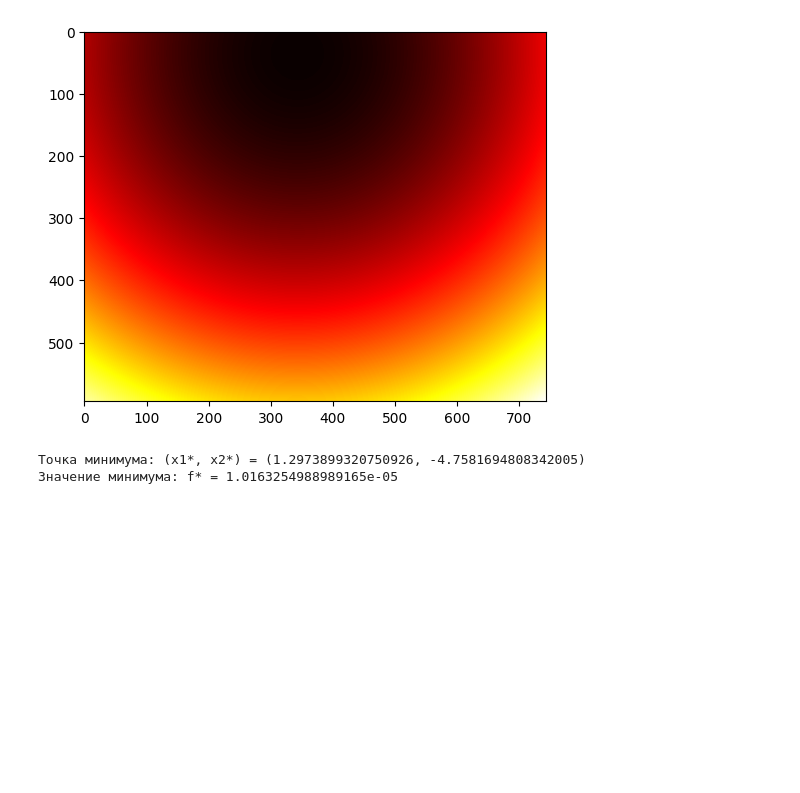
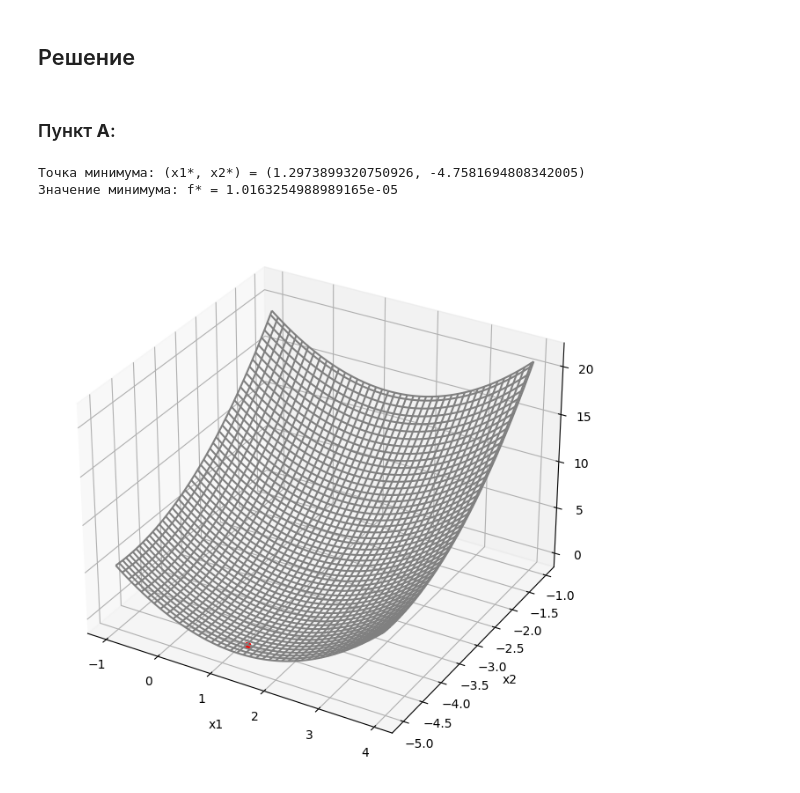
Before and after one commit to vgorbikov/optimization_mthds, a Jupyter notebook: lab2.ipynb, the cells around one changed output. Cells and saved outputs as stored; diff of their text form; code cells hidden in the pictures; blank space fills up the shorter version.

```diff
--- a/lab2.ipynb
+++ b/lab2.ipynb
@@ -36,3 +37,24 @@ para_grad = lambda x1, x2: [2*(x1-1.3), 2*(x2+4.76)]
 # %%
 def timer():
   pass
+# %%
+def show_area_3d(func: Callable[[float], float], bounds_x1: Tuple[float], bounds_x2: Tuple[float],):
+  step_size = min(bounds_x1[1]-bounds_x1[0], bounds_x2[1]-bounds_x2[0])/100
+
+  points = np.array([
+      [(bounds_x1[0]+i1*step_size, bounds_x2[0]+i2*step_size) for i1 in range(round((bounds_x1[1]-bounds_x1[0])/step_size))]
+      for i2 in range(round((bounds_x2[1]-bounds_x2[0])/step_size))])
+  values = np.array([[func(*point) for point in row] for row in points])
+
+  fig = plt.figure(figsize=(8, 8))
+  ax_3d = fig.add_subplot(projection='3d')
+
+  ax_3d.set_xlabel('x1')
+  ax_3d.set_ylabel('x2')
+
+  x1grid, x2grid = np.meshgrid([p[0] for p in points[0]], [p[0][1] for p in points])
+
+  ax_3d.plot_wireframe(x1grid, x2grid, values, color='grey')
+  fig.show()
+
+  return ax_3d, fig
@@ -39,3 +73,7 @@ def timer():
+# %% [markdown]
+## Решение
+# %% [markdown]
+### Пункт **А**:
 # %%
 def bruteforce_mthd(f: Callable[[float], float], bounds_x1: Tuple[float], bounds_x2: Tuple[float], accuracy: float, imshow: bool = 'False'):
   step_size = np.sqrt(accuracy**2/2)*0.95
@@ -44,10 +82,6 @@ def bruteforce_mthd(f: Callable[[float], float], bounds_x1: Tuple[float], bounds
       for i2 in range(round((bounds_x2[1]-bounds_x2[0])/step_size))])
   values = np.array([[f(*point) for point in row] for row in points])
 
-  if imshow:
-    plt.imshow(values, cmap='hot')
-    plt.show()
-
   min_index = np.argmin(values)
   min_point = points[min_index//points.shape[1]][min_index%points.shape[1]]
   min_f = values.flatten()[min_index]
@@ -56,11 +90,15 @@ def bruteforce_mthd(f: Callable[[float], float], bounds_x1: Tuple[float], bounds
 # %%
 #параболическая функция
 answer = bruteforce_mthd(parab, (-1, 4), (-5, -1), 0.01, True)
 print(f'Точка минимума: (x1*, x2*) = ({answer[0][0]}, {answer[0][1]}) \nЗначение минимума: f* = {answer[1]}')
+
+ax_p, fig_p = show_area_3d(parab, (-1, 4), (-5, -1))
+ax_p.scatter(*answer[0], answer[1], color='red')
+fig_p.show()
 # %% [output]
+Точка минимума: (x1*, x2*) = (1.2973899320750926, -4.7581694808342005)
+Значение минимума: f* = 1.0163254988989165e-05
-[figure, old version]
+[figure, new version]
-Точка минимума: (x1*, x2*) = (1.2973899320750926, -4.7581694808342005)
-Значение минимума: f* = 1.0163254988989165e-05
 # %%
 #заданная функция
 answer = bruteforce_mthd(target_f, bounds[0], bounds[1], eps, True)
```
Also changed, not shown: parts of 13 cells of this notebook.
